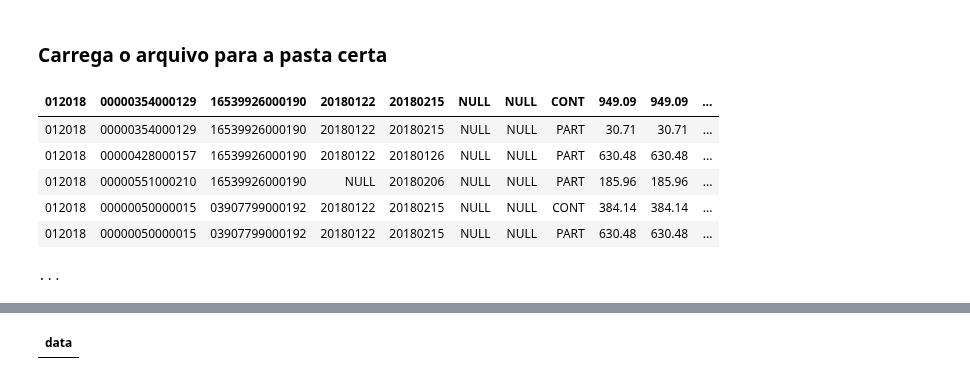
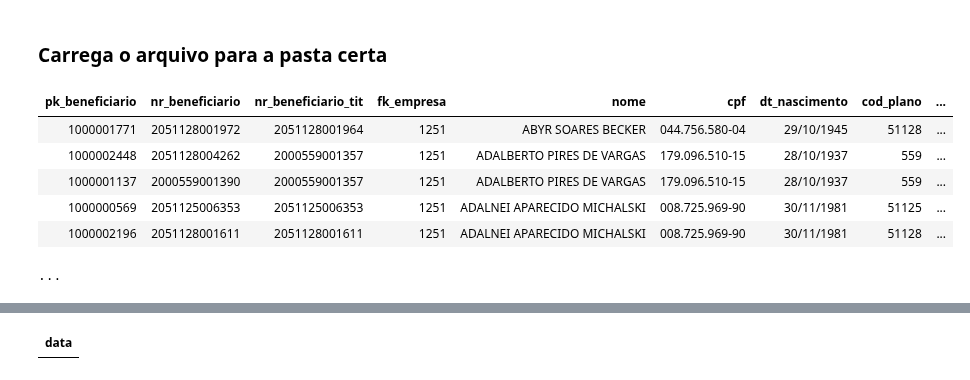
Before and after one commit to giovanistefani/ndictas, a Jupyter notebook: jupyter/notebook/teste_coneccao.ipynb, the cells around one changed output, grey strips where cells are left out. Saved outputs shown, nothing was run; the diff lists cells and outputs as text; code cells hidden in the pictures.

```diff
--- a/jupyter/notebook/teste_coneccao.ipynb
+++ b/jupyter/notebook/teste_coneccao.ipynb
@@ -77,13 +70,13 @@ while x < lista_len:
 # translate a field
 ... mappings['gender'] = 'sex', {'male': 'M', 'female': 'F'}
 # %%
-table1 = etl.fromcsv('datalake/RECEITA 012018.csv', delimiter='|')
+table1 = etl.fromcsv('datalake/BENEFICIARIOS.csv', delimiter='|')
 table1
 # %% [output]
-| ﻿012018 | 00000354000129 | 16539926000190 | 20180122 | 20180215 | NULL | NULL | CONT | 949.09 | 949.09 | ... |
-| 012018 | 00000354000129 | 16539926000190 | 20180122 | 20180215 | NULL | NULL | PART | 30.71 | 30.71 | ... |
-| 012018 | 00000428000157 | 16539926000190 | 20180122 | 20180126 | NULL | NULL | PART | 630.48 | 630.48 | ... |
-| 012018 | 00000551000210 | 16539926000190 | NULL | 20180206 | NULL | NULL | PART | 185.96 | 185.96 | ... |
-| 012018 | 00000050000015 | 03907799000192 | 20180122 | 20180215 | NULL | NULL | CONT | 384.14 | 384.14 | ... |
-| 012018 | 00000050000015 | 03907799000192 | 20180122 | 20180215 | NULL | NULL | PART | 630.48 | 630.48 | ... |
+| ﻿pk_beneficiario | nr_beneficiario | nr_beneficiario_tit | fk_empresa | nome | cpf | dt_nascimento | cod_plano | ... |
+| 1000001771 | 2051128001972 | 2051128001964 | 1251 | ABYR SOARES BECKER | 044.756.580-04 | 29/10/1945 | 51128 | ... |
+| 1000002448 | 2051128004262 | 2000559001357 | 1251 | ADALBERTO PIRES DE VARGAS | 179.096.510-15 | 28/10/1937 | 559 | ... |
+| 1000001137 | 2000559001390 | 2000559001357 | 1251 | ADALBERTO PIRES DE VARGAS | 179.096.510-15 | 28/10/1937 | 559 | ... |
+| 1000000569 | 2051125006353 | 2051125006353 | 1251 | ADALNEI APARECIDO MICHALSKI | 008.725.969-90 | 30/11/1981 | 51125 | ... |
+| 1000002196 | 2051128001611 | 2051128001611 | 1251 | ADALNEI APARECIDO MICHALSKI | 008.725.969-90 | 30/11/1981 | 51128 | ... |
 ...
```
Also changed, not shown: parts of 4 cells of this notebook, 2 other files.
